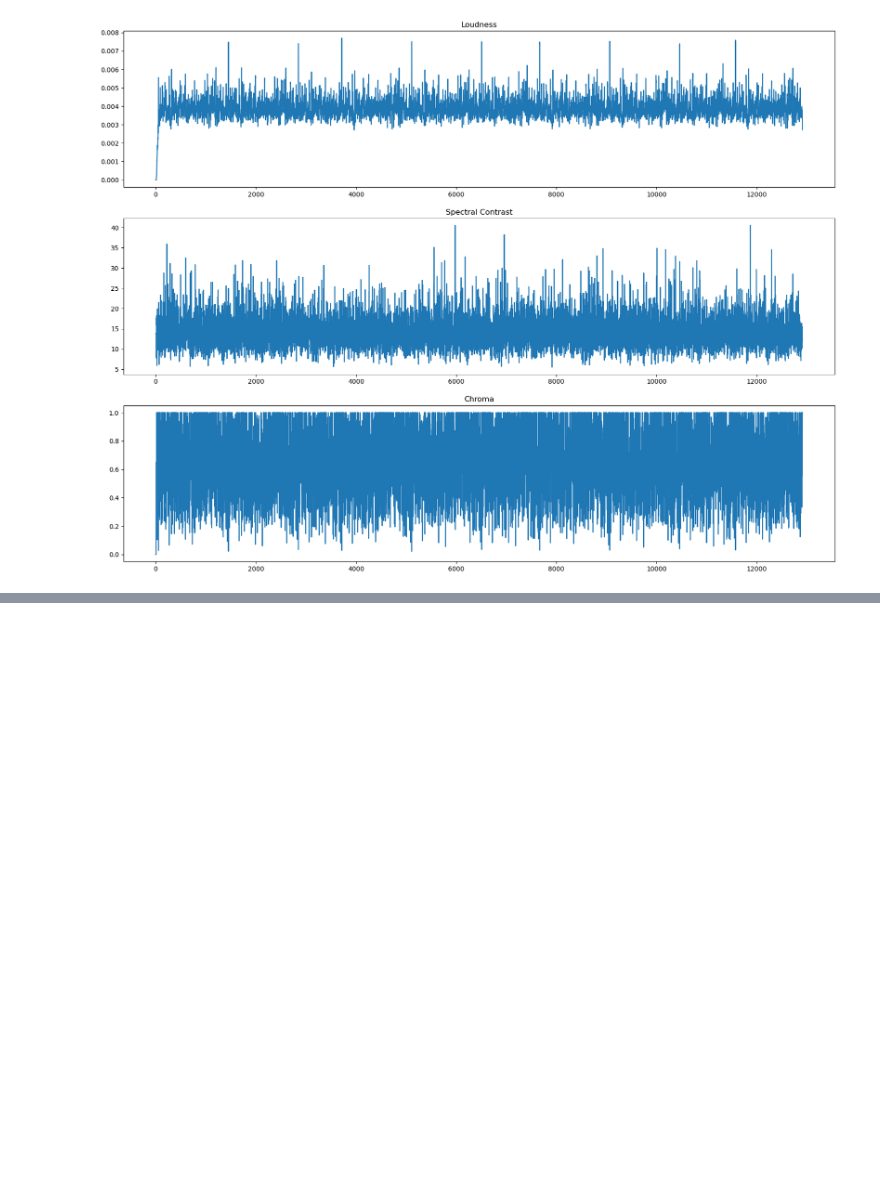
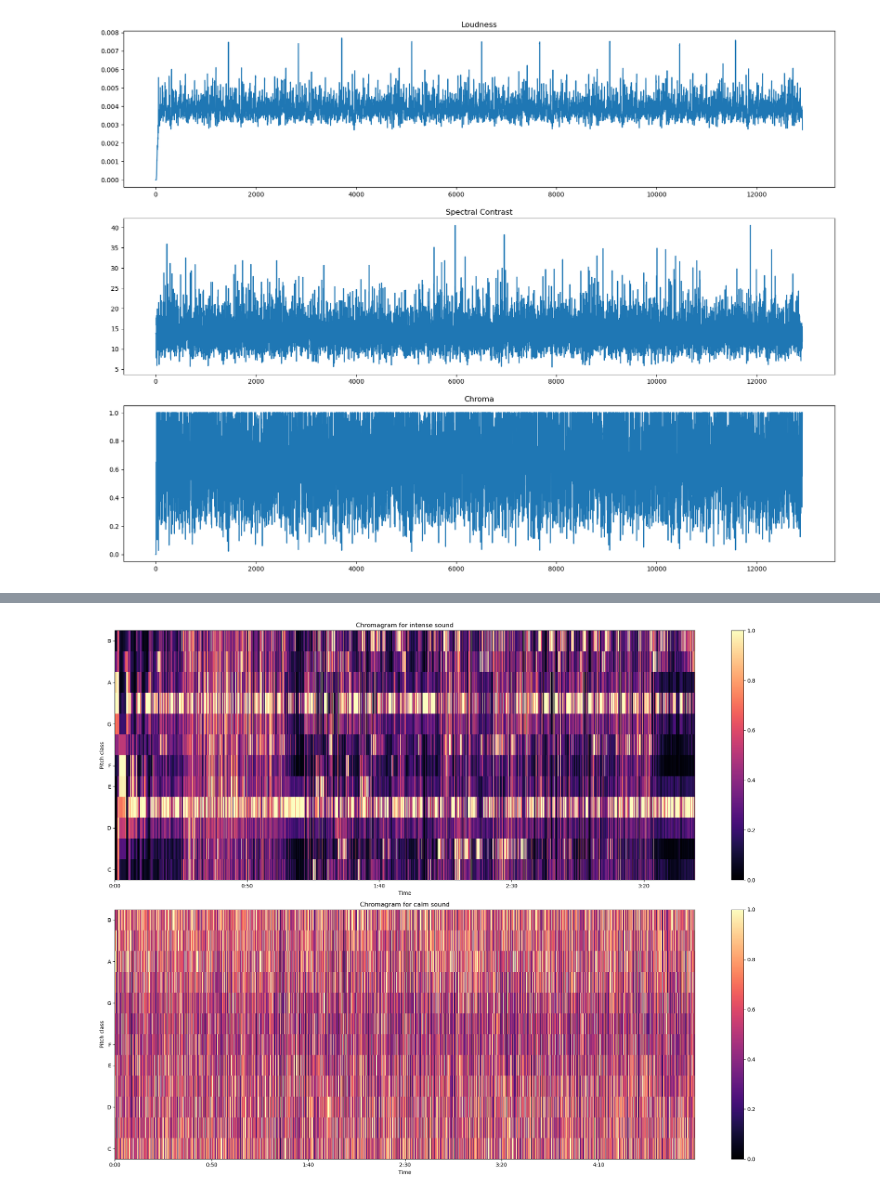
Before and after one commit to syKevinPeng/sound_vis, a Jupyter notebook: deep_model/visulization.ipynb, the cells around one changed output, grey strips where cells are left out. Saved outputs shown, nothing was run; the diff lists cells and outputs as text; code cells hidden in the pictures; blank space fills up the shorter version.

```diff
--- a/deep_model/visulization.ipynb
+++ b/deep_model/visulization.ipynb
@@ -223,0 +261,16 @@ plt.savefig('peace_sound.png')
+# %%
+plt.figure(figsize=(20, 15))
+plt.subplot(2, 1, 1)
+chroma_intense = librosa.feature.chroma_stft(y=y_intense, sr=sr_intense)
+librosa.display.specshow(chroma_intense, x_axis='time', y_axis='chroma', vmin=0, vmax=1)
+plt.colorbar()
+plt.title('Chromagram for intense sound')
+plt.subplot(2, 1, 2)
+chroma_calm = librosa.feature.chroma_stft(y=y_calm, sr=sr_calm)
+librosa.display.specshow(chroma_calm, x_axis='time', y_axis='chroma', vmin=0, vmax=1)
+plt.colorbar()
+plt.title('Chromagram for calm sound')
+plt.tight_layout()
+plt.savefig('chroma.png')
+# %% [output]
+[figure, added]
```
Also changed, not shown: parts of 8 cells of this notebook, 3 other files.
